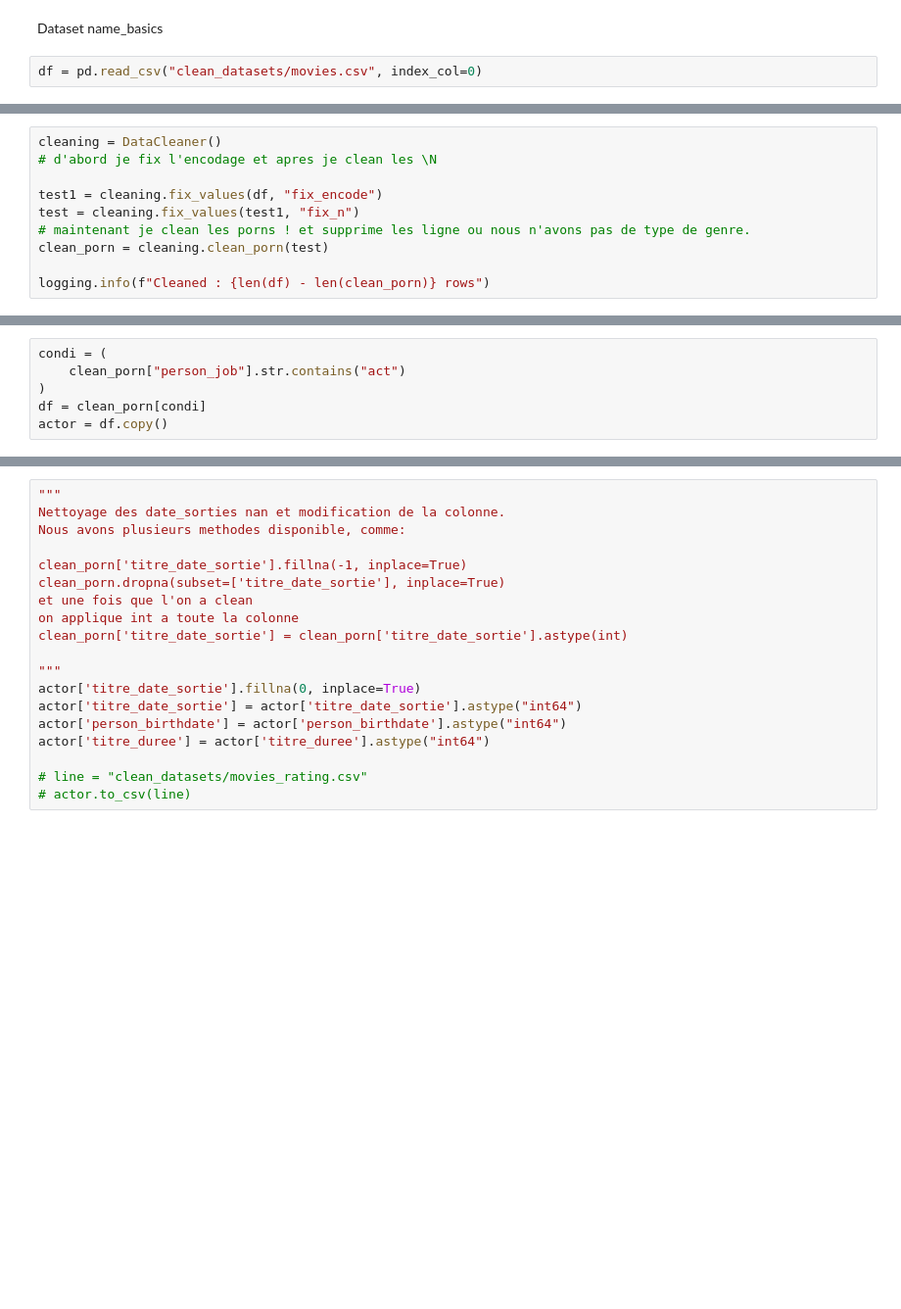
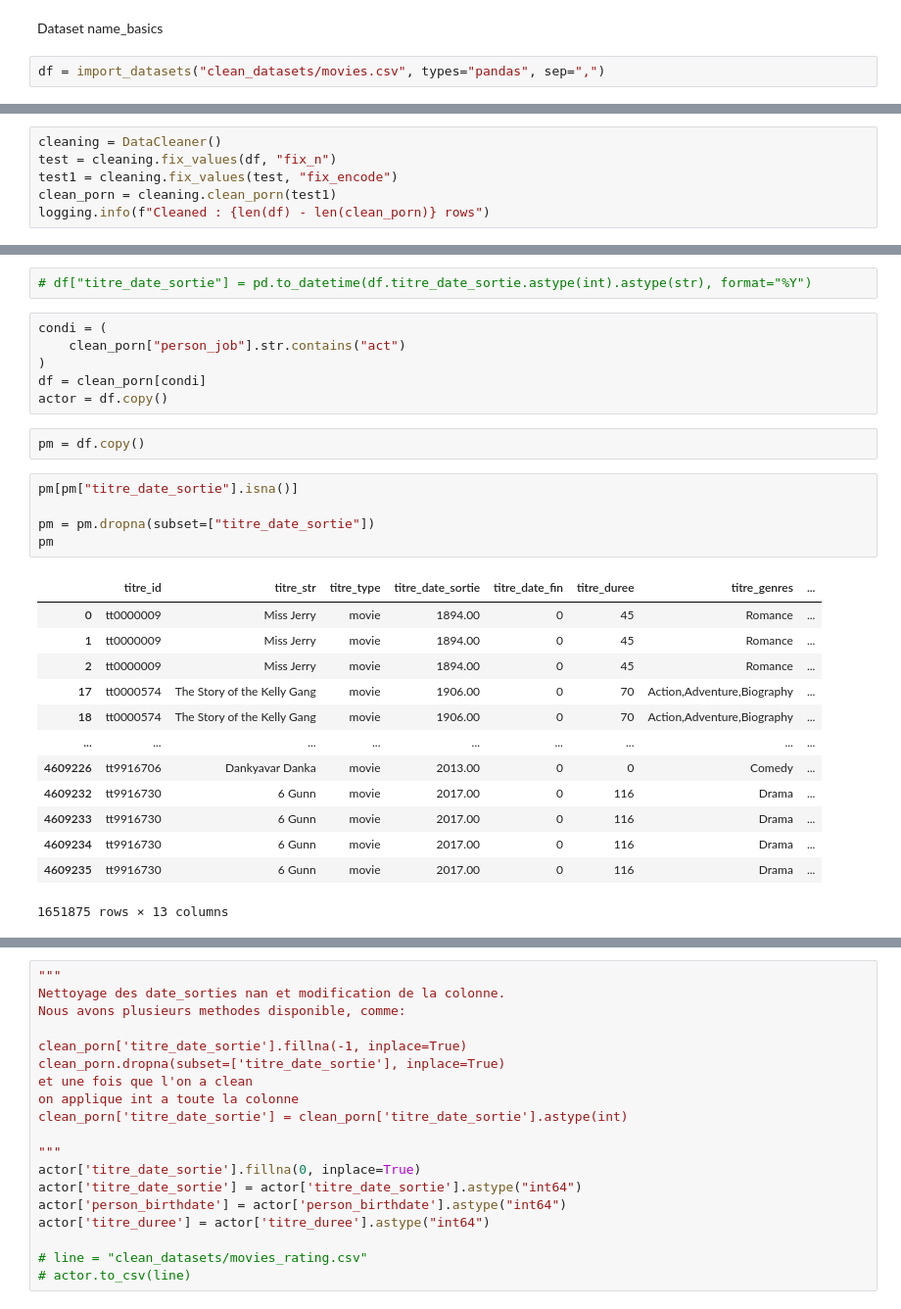
Before and after one commit to Morgan-DCL/project_2, a Jupyter notebook: eda_movies.ipynb, the cells around one changed output, grey strips where cells are left out. Shown at 98% size. Drawn from its saved outputs; the diff is of its cells as text; blank space fills up the shorter version.

```diff
--- a/eda_movies.ipynb
+++ b/eda_movies.ipynb
@@ -20,4 +21,4 @@ from tools import (
 # %% [markdown]
 Dataset name_basics
 # %%
-df = pd.read_csv("clean_datasets/movies.csv", index_col=0)
+df = import_datasets("clean_datasets/movies.csv", types="pandas", sep=",")
@@ -24,11 +44,7 @@ df = pd.read_csv("clean_datasets/movies.csv", index_col=0)
 # %%
 cleaning = DataCleaner()
-# d'abord je fix l'encodage et apres je clean les \N
-
-test1 = cleaning.fix_values(df, "fix_encode")
-test = cleaning.fix_values(test1, "fix_n")
-# maintenant je clean les porns ! et supprime les ligne ou nous n'avons pas de type de genre.
-clean_porn = cleaning.clean_porn(test)
-
+test = cleaning.fix_values(df, "fix_n")
+test1 = cleaning.fix_values(test, "fix_encode")
+clean_porn = cleaning.clean_porn(test1)
 logging.info(f"Cleaned : {len(df) - len(clean_porn)} rows")
 # %% [output]
@@ -39,6 +69,29 @@ logging.info(f"Cleaned : {len(df) - len(clean_porn)} rows")
+# %%
+# df["titre_date_sortie"] = pd.to_datetime(df.titre_date_sortie.astype(int).astype(str), format="%Y")
 # %%
 condi = (
     clean_porn["person_job"].str.contains("act")
 )
 df = clean_porn[condi]
 actor = df.copy()
+# %%
+pm = df.copy()
+# %%
+pm[pm["titre_date_sortie"].isna()]
+
+pm = pm.dropna(subset=["titre_date_sortie"])
+pm
+# %% [output]
+|  | titre_id | titre_str | titre_type | titre_date_sortie | titre_date_fin | titre_duree | titre_genres | ... |
+| 0 | tt0000009 | Miss Jerry | movie | 1894.00 | 0 | 45 | Romance | ... |
+| 1 | tt0000009 | Miss Jerry | movie | 1894.00 | 0 | 45 | Romance | ... |
+| 2 | tt0000009 | Miss Jerry | movie | 1894.00 | 0 | 45 | Romance | ... |
+| 17 | tt0000574 | The Story of the Kelly Gang | movie | 1906.00 | 0 | 70 | Action,Adventure,Biography | ... |
+| 18 | tt0000574 | The Story of the Kelly Gang | movie | 1906.00 | 0 | 70 | Action,Adventure,Biography | ... |
+| ... | ... | ... | ... | ... | ... | ... | ... | ... |
+| 4609226 | tt9916706 | Dankyavar Danka | movie | 2013.00 | 0 | 0 | Comedy | ... |
+| 4609232 | tt9916730 | 6 Gunn | movie | 2017.00 | 0 | 116 | Drama | ... |
+| 4609233 | tt9916730 | 6 Gunn | movie | 2017.00 | 0 | 116 | Drama | ... |
+| 4609234 | tt9916730 | 6 Gunn | movie | 2017.00 | 0 | 116 | Drama | ... |
+| 4609235 | tt9916730 | 6 Gunn | movie | 2017.00 | 0 | 116 | Drama | ... |
+1651875 rows × 13 columns
```
Also changed, not shown: parts of 7 cells of this notebook, 3 other files.
